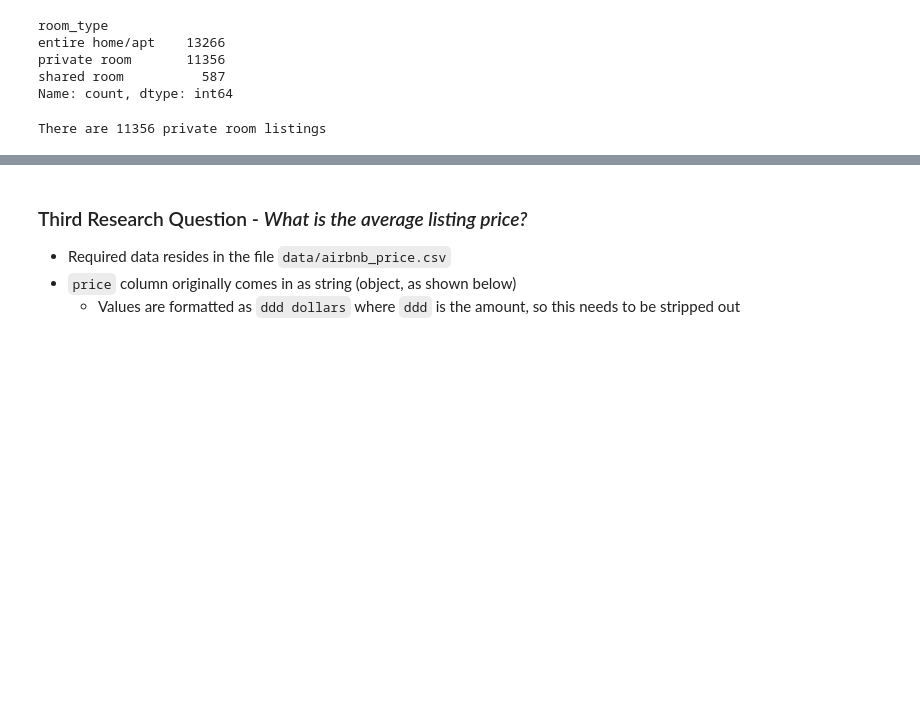
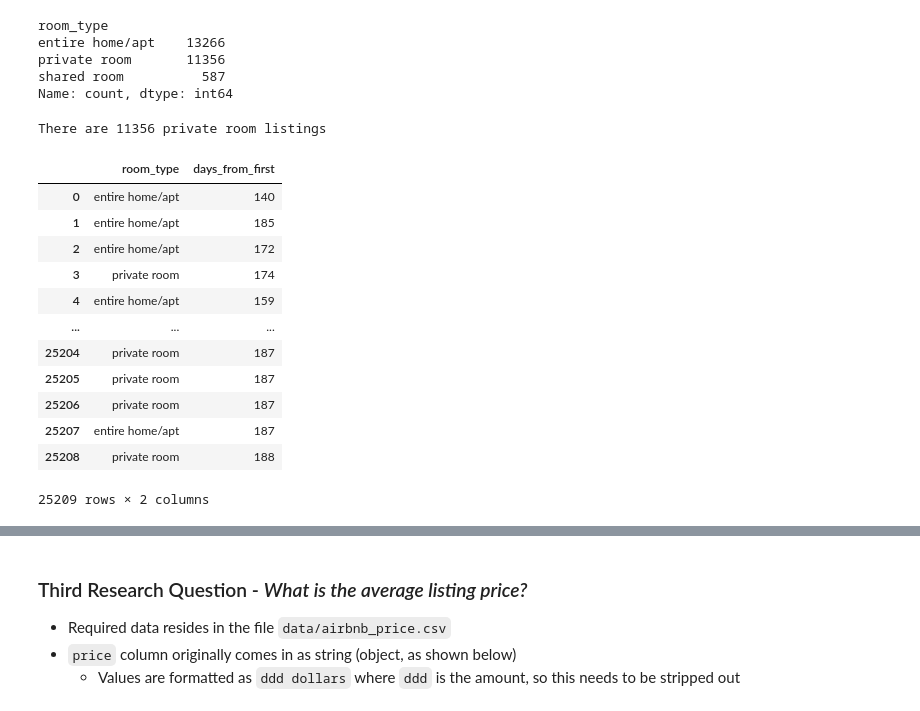
Before and after one commit to MichaelSzczepaniak/DSPortfolio, a Jupyter notebook: Airbnb_Market_Trends/ExploringAirbnbNYMarket.ipynb, the cells around one changed output, grey strips where cells are left out. Cells and saved outputs as stored; diff of their text form; code cells hidden in the pictures; blank space fills up the shorter version.

Commit message:
start working on change in room type counts over time

```diff
--- a/Airbnb_Market_Trends/ExploringAirbnbNYMarket.ipynb
+++ b/Airbnb_Market_Trends/ExploringAirbnbNYMarket.ipynb
@@ -187,3 +205,21 @@ private_room_count = room_type_counts['private room']
 print(f"There are {private_room_count} private room listings")
 # %% [output]
 There are 11356 private room listings
+# %%
+df_rooms_revs = df_room_types.merge(df_reviews, on='listing_id')
+df_rooms_revs = df_rooms_revs.loc[:, ['room_type', 'days_from_first']]
+df_rooms_revs
+# %% [output]
+|  | room_type | days_from_first |
+| 0 | entire home/apt | 140 |
+| 1 | entire home/apt | 185 |
+| 2 | entire home/apt | 172 |
+| 3 | private room | 174 |
+| 4 | entire home/apt | 159 |
+| ... | ... | ... |
+| 25204 | private room | 187 |
+| 25205 | private room | 187 |
+| 25206 | private room | 187 |
+| 25207 | entire home/apt | 187 |
+| 25208 | private room | 188 |
+25209 rows × 2 columns
```
Also changed, not shown: parts of 6 cells of this notebook.
